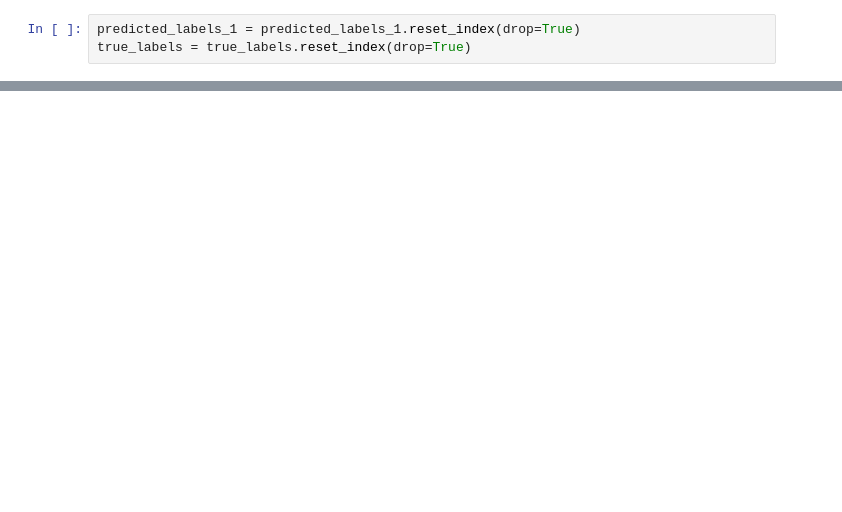
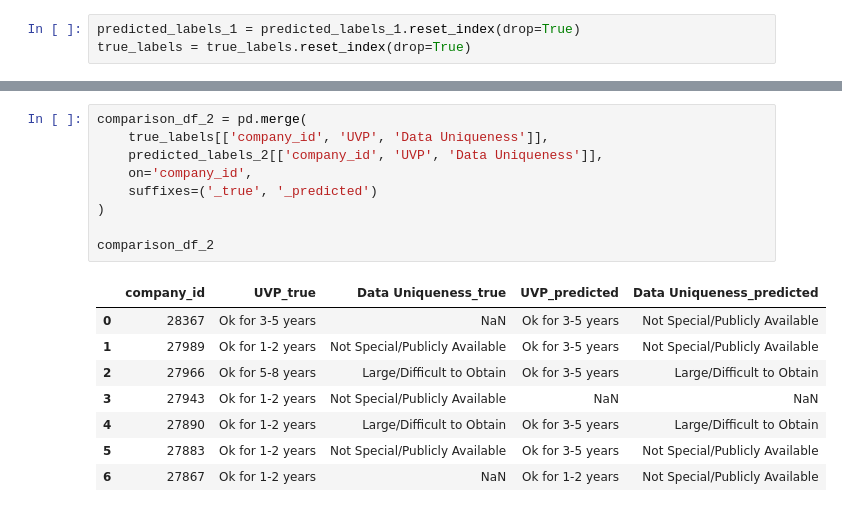
Before and after one commit to nilanshadargan/masters_thesis, a Jupyter notebook: chatgpt_results.ipynb, the cells around one changed output, grey strips where cells are left out. Saved outputs shown, nothing was run; the diff lists cells and outputs as text; blank space fills up the shorter version.

```diff
--- a/chatgpt_results.ipynb
+++ b/chatgpt_results.ipynb
@@ -122,0 +158,18 @@ plt.show()
+# %%
+comparison_df_2 = pd.merge(
+    true_labels[['company_id', 'UVP', 'Data Uniqueness']],
+    predicted_labels_2[['company_id', 'UVP', 'Data Uniqueness']],
+    on='company_id',
+    suffixes=('_true', '_predicted')
+)
+
+comparison_df_2
+# %% [output]
+|  | company_id | UVP_true | Data Uniqueness_true | UVP_predicted | Data Uniqueness_predicted |
+| 0 | 28367 | Ok for 3-5 years | NaN | Ok for 3-5 years | Not Special/Publicly Available |
+| 1 | 27989 | Ok for 1-2 years | Not Special/Publicly Available | Ok for 3-5 years | Not Special/Publicly Available |
+| 2 | 27966 | Ok for 5-8 years | Large/Difficult to Obtain | Ok for 3-5 years | Large/Difficult to Obtain |
+| 3 | 27943 | Ok for 1-2 years | Not Special/Publicly Available | NaN | NaN |
+| 4 | 27890 | Ok for 1-2 years | Large/Difficult to Obtain | Ok for 3-5 years | Large/Difficult to Obtain |
+| 5 | 27883 | Ok for 1-2 years | Not Special/Publicly Available | Ok for 3-5 years | Not Special/Publicly Available |
+| 6 | 27867 | Ok for 1-2 years | NaN | Ok for 1-2 years | Not Special/Publicly Available |
```
Also changed, not shown: parts of 15 cells of this notebook.
